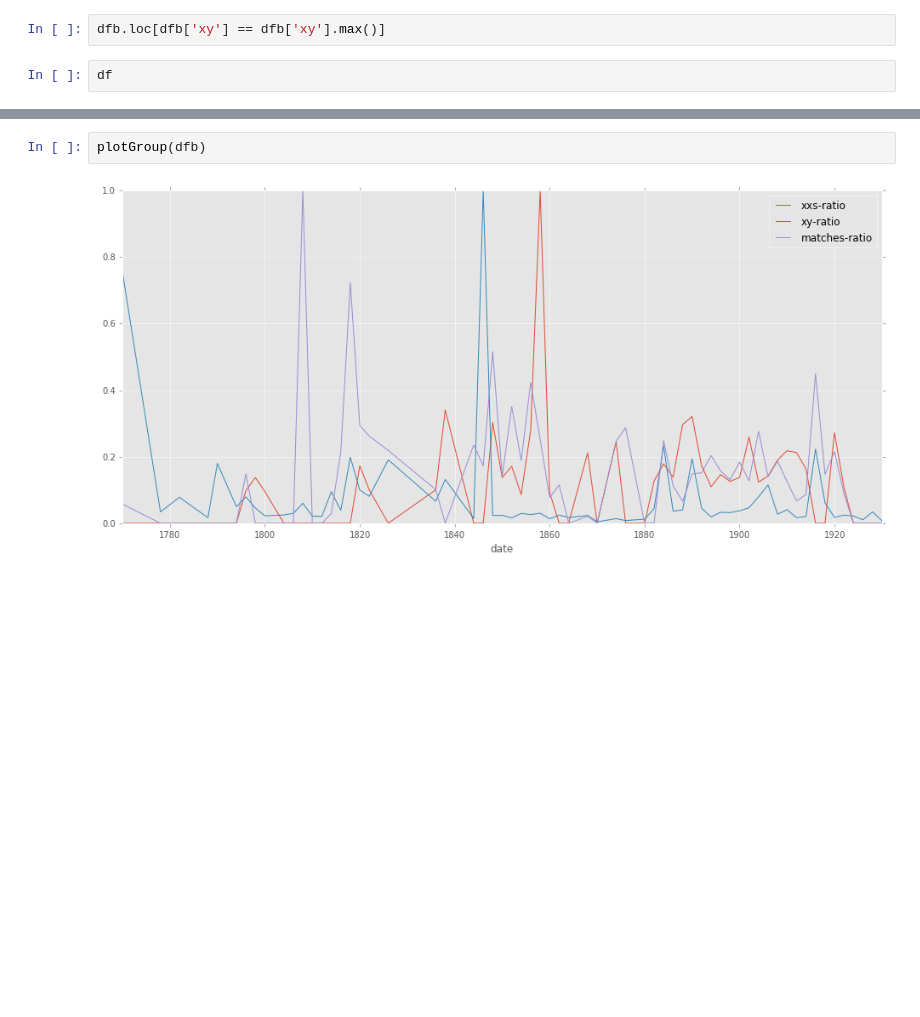
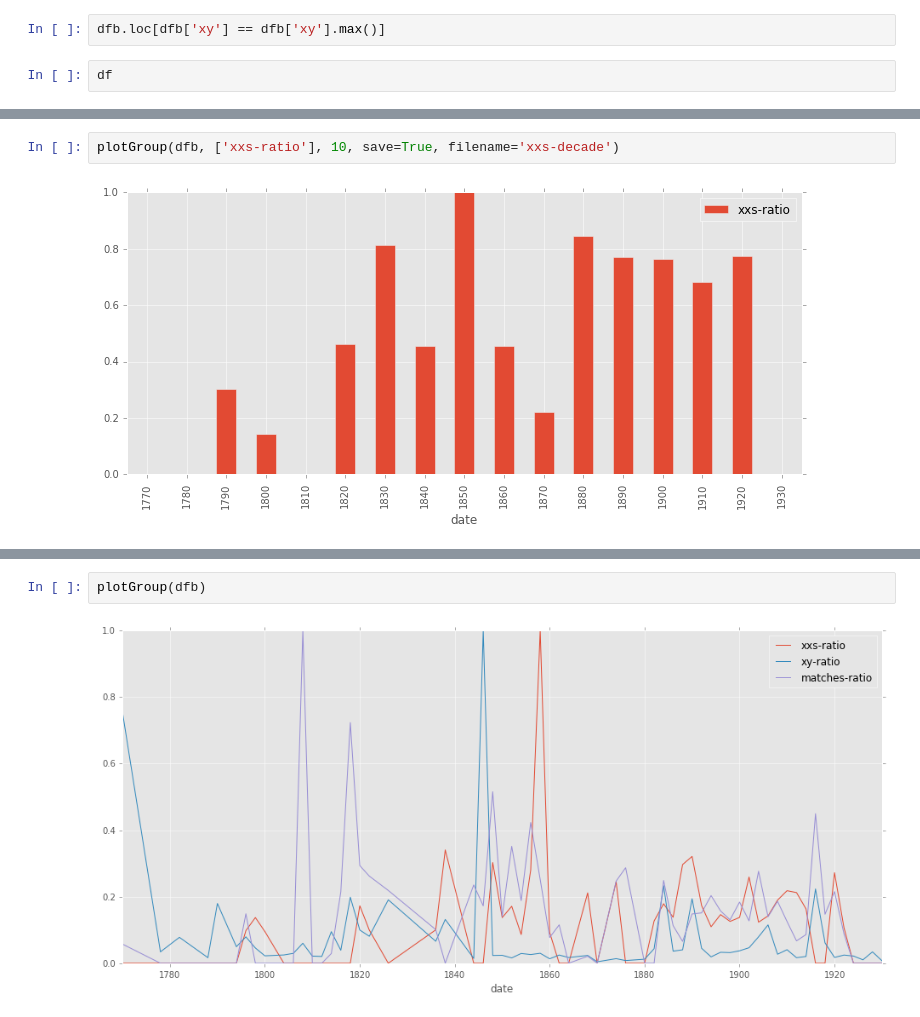
Before and after one commit to JonathanReeve/allusion-detection, a Jupyter notebook: results/analyze-all-results.ipynb, the cells around one changed output, grey strips where cells are left out. Saved outputs shown, nothing was run; the diff lists cells and outputs as text; blank space fills up the shorter version.

```diff
--- a/results/analyze-all-results.ipynb
+++ b/results/analyze-all-results.ipynb
@@ -81,0 +121,4 @@ plotGroup(dfb, ['biblical', 'clas-ratio'])
+# %%
+plotGroup(dfb, ['xxs-ratio'], 10, save=True, filename='xxs-decade')
+# %% [output]
+[figure, added]
```
Also changed, not shown: parts of 6 cells of this notebook.
